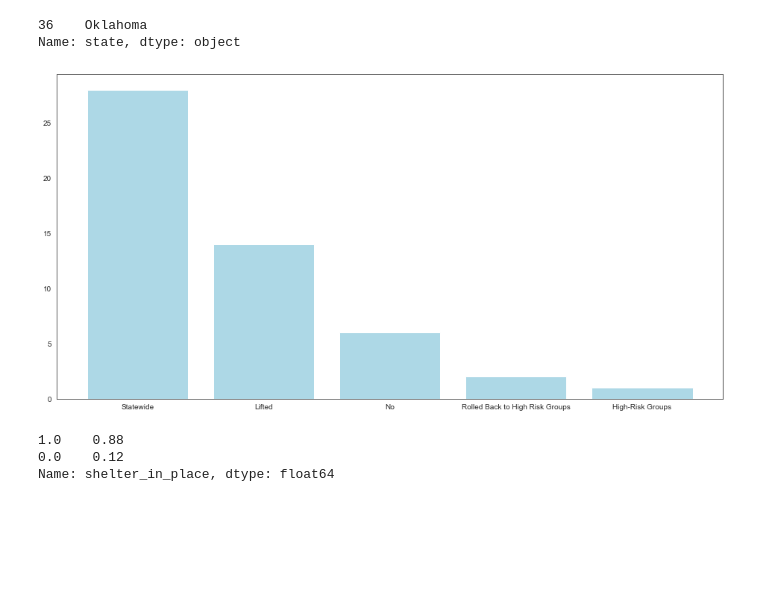
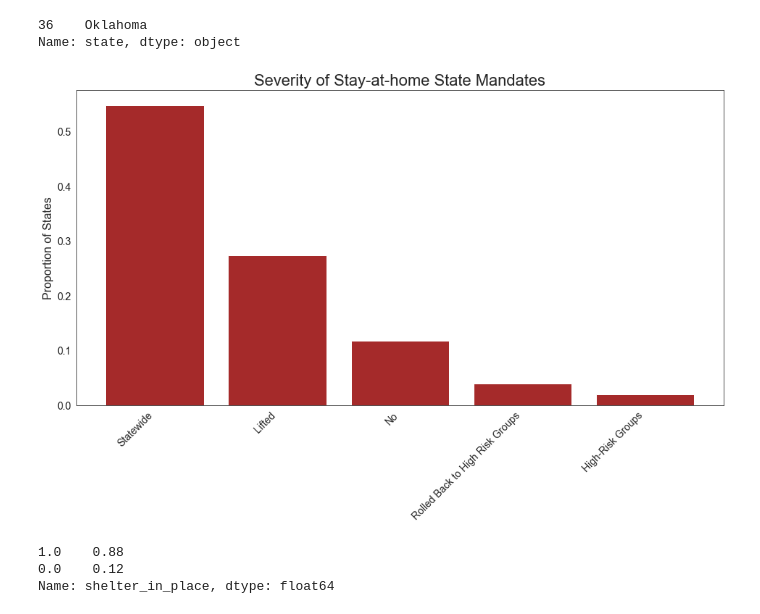
Before and after one commit to biborsz/COVID-social-distancing-sentiment-analysis, a Jupyter notebook: codes-bibor/003-EDA-Executive.ipynb, the cells around one changed output. Saved outputs shown, nothing was run; the diff lists cells and outputs as text; code cells hidden in the pictures; blank space fills up the shorter version.

Commit message:
additional plots in EDA

```diff
--- a/codes-bibor/003-EDA-Executive.ipynb
+++ b/codes-bibor/003-EDA-Executive.ipynb
@@ -216,12 +216,18 @@ data.loc[data['stay_home_ord'] == 'High-Risk Groups']['state']
 1 state had a stay at home order in place only for high risk groups.
 36    Oklahoma
 Name: state, dtype: object
-# %%
-figure = plt.figure(figsize=(16, 8))
-
-bar = plt.bar(data['stay_home_ord'].value_counts().index, data['stay_home_ord'].value_counts(), color='lightblue')
-# %% [output]
-[figure, removed]
+# %%
+# create a plot of the severity of stay-at-home state mandates
+
+plt.figure(figsize=(16, 8))
+plt.title('Severity of Stay-at-home State Mandates', fontsize=22)
+plt.ylabel('Proportion of States', size=16)
+plt.xticks(size=14, rotation=45, ha='right')
+plt.yticks(size=14)
+plt.bar(data['stay_home_ord'].value_counts().index,
+        data['stay_home_ord'].value_counts(normalize=True), color='brown');
+# %% [output]
+[figure, added]
 # %%
 # states that had stay at home/ shelter in place mandates
 # states that did not
```
Also changed, not shown: parts of 11 cells of this notebook.
